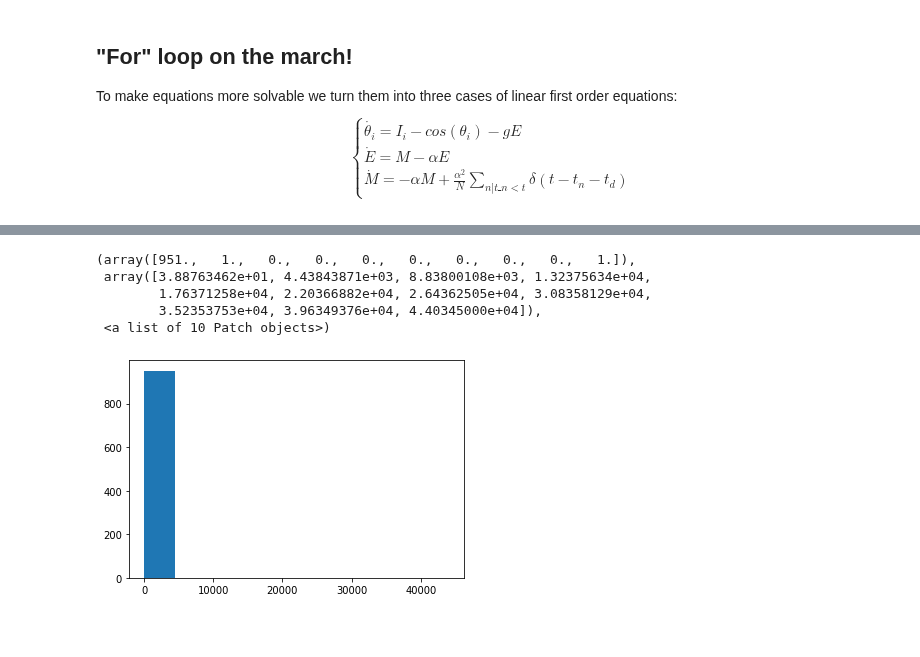
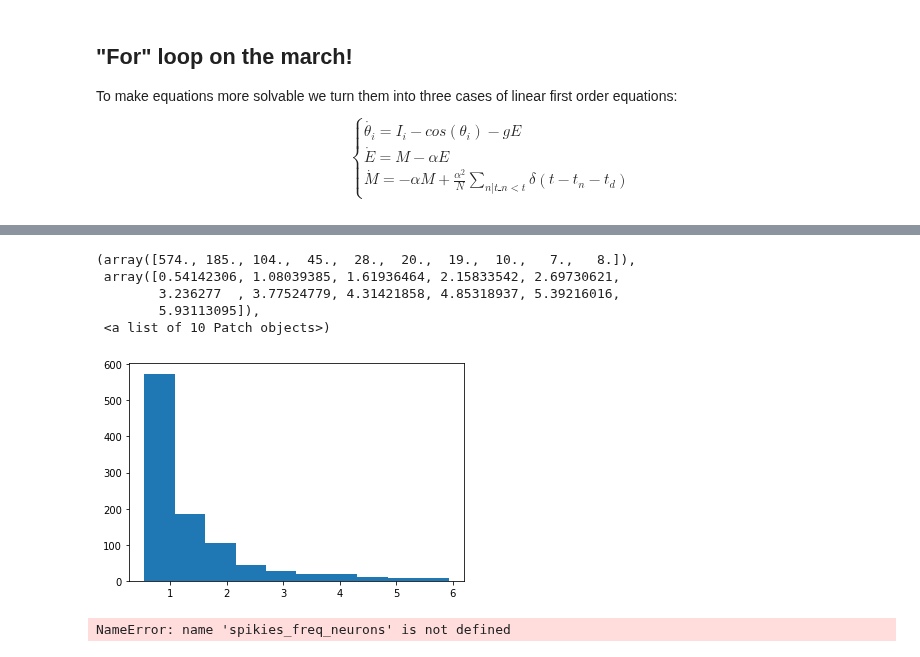
Before and after one commit to mmehrani/master_thesis, a Jupyter notebook: scripts/rotational_model/rotational_model.ipynb, the cells around one changed output, grey strips where cells are left out. Saved outputs shown, nothing was run; the diff lists cells and outputs as text; code cells hidden in the pictures; blank space fills up the shorter version.

```diff
--- a/scripts/rotational_model/rotational_model.ipynb
+++ b/scripts/rotational_model/rotational_model.ipynb
@@ -13,8 +13,8 @@ import matplotlib.pyplot as plt
 from tqdm import tqdm
 # %%
 num_neurons = 1000
-g =  5
-random_input_span = (1.2*10,2.8*10) #it should fall in the well defined cos(\theta) domain.
+g =  2
+random_input_span = (3.5,13.5) #it should fall in the well defined cos(\theta) domain.
 
 total_time = 1000
 time_step = 0.01
@@ -146,0 +119,3 @@ array([8.76841171e+01, 3.42641379e+02, 5.61394286e+01, 5.22118148e+01,
+# %%
+spikies_period_mean = total_spikes_intervals * time_step / total_spikes_num
+spikies_period_mean
@@ -147,9 +140,17 @@ array([8.76841171e+01, 3.42641379e+02, 5.61394286e+01, 5.22118148e+01,
 # %%
-plt.hist(spikies_freq_neurons)
+plt.hist(spikies_period_mean)
 # %% [output]
-(array([951.,   1.,   0.,   0.,   0.,   0.,   0.,   0.,   0.,   1.]),
- array([3.88763462e+01, 4.43843871e+03, 8.83800108e+03, 1.32375634e+04,
-        1.76371258e+04, 2.20366882e+04, 2.64362505e+04, 3.08358129e+04,
-        3.52353753e+04, 3.96349376e+04, 4.40345000e+04]),
+(array([574., 185., 104.,  45.,  28.,  20.,  19.,  10.,   7.,   8.]),
+ array([0.54142306, 1.08039385, 1.61936464, 2.15833542, 2.69730621,
+        3.236277  , 3.77524779, 4.31421858, 4.85318937, 5.39216016,
+        5.93113095]),
  <a list of 10 Patch objects>)
-[figure, old version]
+[figure, new version]
+# %%
+bins =  plt.hist(spikies_freq_neurons)[0]
+height = plt.hist(spikies_freq_neurons)[1]
+plt.scatter( bins,height)
+plt.yscale('log')
+plt.xscale('log')
+# %% [output]
+NameError: name 'spikies_freq_neurons' is not defined
```
Also changed, not shown: parts of 12 cells of this notebook, 14 other files.
